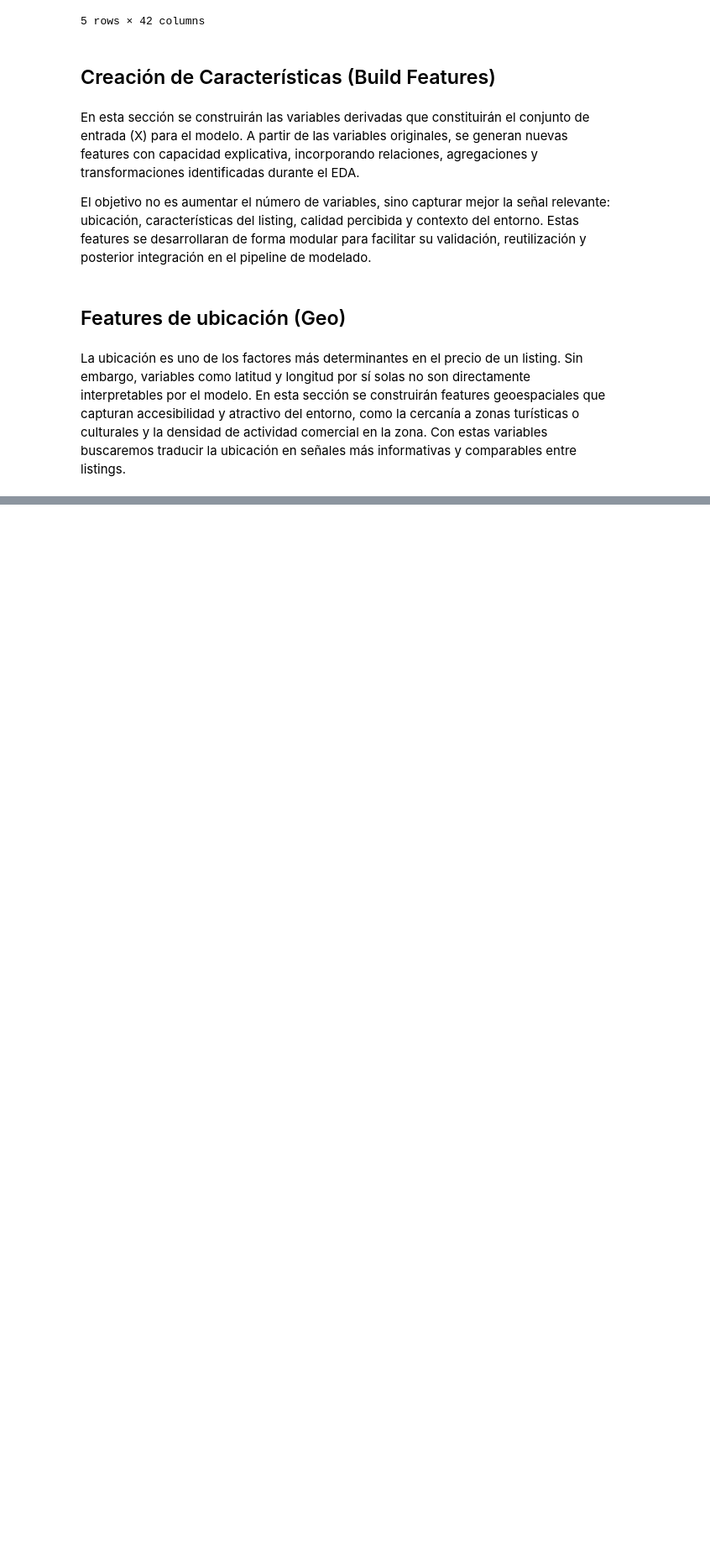
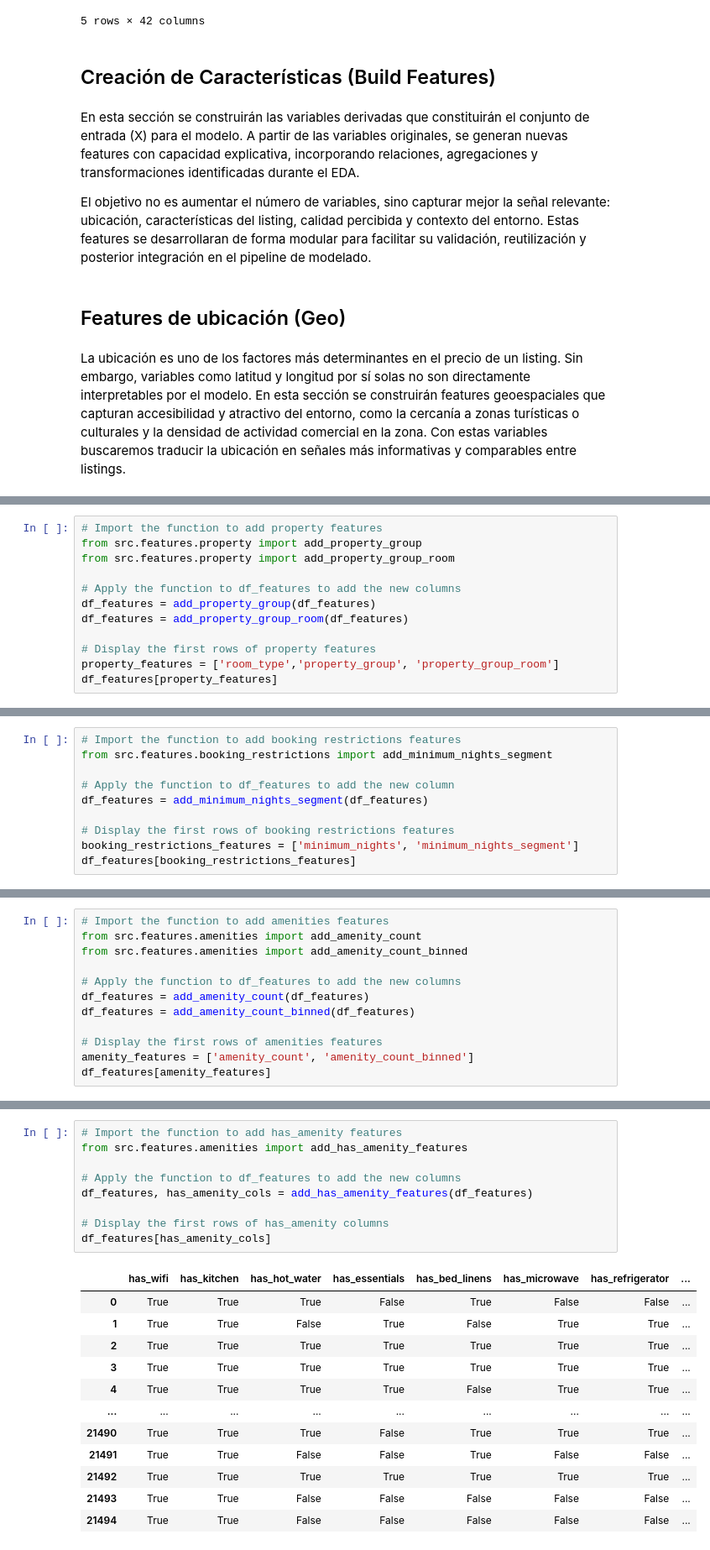
Before and after one commit to josue-rdgzcb/airbnb-price-prediction-cdmx, a Jupyter notebook: notebooks/02_feature_engineering.ipynb, the cells around one changed output, grey strips where cells are left out. Shown at 84% size. Cells and saved outputs as stored; diff of their text form; blank space fills up the shorter version.

Commit message:
update notebook 02: add sections for property, booking restrictions, amenities

```diff
--- a/notebooks/02_feature_engineering.ipynb
+++ b/notebooks/02_feature_engineering.ipynb
@@ -128,0 +131,12 @@ pearson_r         0.294201
+# %%
+# Import the function to add property features
+from src.features.property import add_property_group
+from src.features.property import add_property_group_room
+
+# Apply the function to df_features to add the new columns
+df_features = add_property_group(df_features)
+df_features = add_property_group_room(df_features)
+
+# Display the first rows of property features
+property_features = ['room_type','property_group', 'property_group_room']
+df_features[property_features]
@@ -128,0 +180,10 @@ pearson_r         0.294201
+# %%
+# Import the function to add booking restrictions features
+from src.features.booking_restrictions import add_minimum_nights_segment
+
+# Apply the function to df_features to add the new column
+df_features = add_minimum_nights_segment(df_features)
+
+# Display the first rows of booking restrictions features
+booking_restrictions_features = ['minimum_nights', 'minimum_nights_segment']
+df_features[booking_restrictions_features]
@@ -128,0 +228,12 @@ pearson_r         0.294201
+# %%
+# Import the function to add amenities features
+from src.features.amenities import add_amenity_count
+from src.features.amenities import add_amenity_count_binned
+
+# Apply the function to df_features to add the new columns
+df_features = add_amenity_count(df_features)
+df_features = add_amenity_count_binned(df_features)
+
+# Display the first rows of amenities features
+amenity_features = ['amenity_count', 'amenity_count_binned']
+df_features[amenity_features]
@@ -128,0 +276,22 @@ pearson_r         0.294201
+# %%
+# Import the function to add has_amenity features
+from src.features.amenities import add_has_amenity_features
+
+# Apply the function to df_features to add the new columns
+df_features, has_amenity_cols = add_has_amenity_features(df_features)
+
+# Display the first rows of has_amenity columns
+df_features[has_amenity_cols]
+# %% [output]
+|  | has_wifi | has_kitchen | has_hot_water | has_essentials | has_bed_linens | has_microwave | has_refrigerator | ... |
+| 0 | True | True | True | False | True | False | False | ... |
+| 1 | True | True | False | True | False | True | True | ... |
+| 2 | True | True | True | True | True | True | True | ... |
+| 3 | True | True | True | True | True | True | True | ... |
+| 4 | True | True | True | True | False | True | True | ... |
+| ... | ... | ... | ... | ... | ... | ... | ... | ... |
+| 21490 | True | True | True | False | True | True | True | ... |
+| 21491 | True | True | False | False | True | False | False | ... |
+| 21492 | True | True | True | True | True | True | True | ... |
+| 21493 | True | True | False | False | False | False | False | ... |
+| 21494 | True | True | False | False | False | False | False | ... |
```
Also changed, not shown: parts of 19 cells of this notebook.
